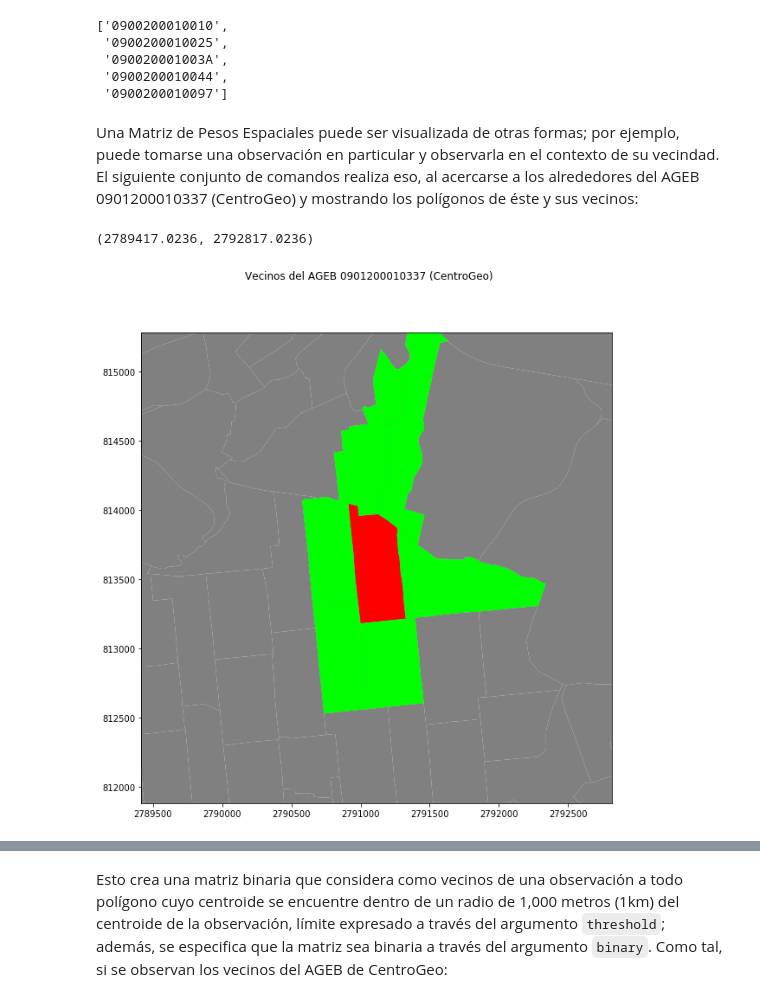
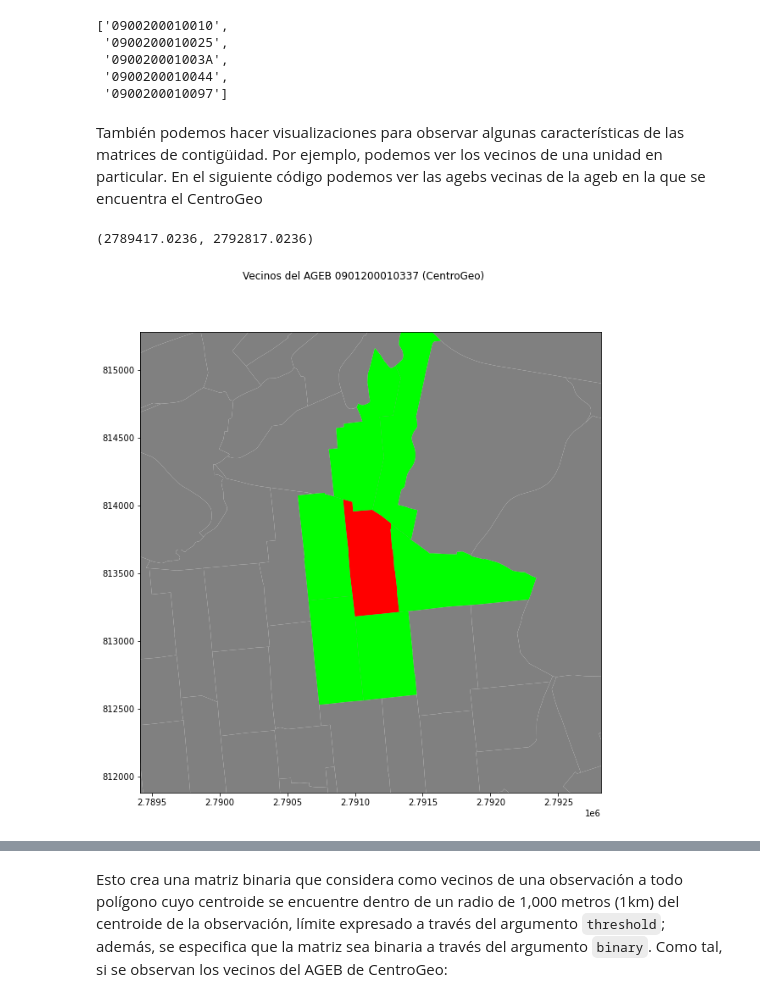
Before and after one commit to CentroGeo/curso-geoinformatica-2, a Jupyter notebook: 04_pesosespaciales/04_pesosespaciales.ipynb, the cells around one changed output, grey strips where cells are left out. Saved outputs shown, nothing was run; the diff lists cells and outputs as text; code cells hidden in the pictures.

Commit message:
Actualización pesos espaciales

```diff
--- a/04_pesosespaciales/04_pesosespaciales.ipynb
+++ b/04_pesosespaciales/04_pesosespaciales.ipynb
@@ -43,10 +47,5 @@ Para después importar los datos espaciales a través de `GeoPandas`; nótese qu
 # %%
 # Importar el archivo a través de GeoPandas
 agebs = gpd.read_file(f + 'pob_sinderechohab.shp')
-
-# Asignar las Claves Geográficas como los índices de las tablas
-agebs = agebs.set_index('cvegeo')
-
-# Explorar el contenido de la tabla
 agebs.head()
 # %% [output]
@@ -69,4 +68,4 @@ Bajo éste, basta con que dos polígonos compartan únicamente un sólo vértice
 # %%
-m_reina = ps.lib.weights.Queen.from_shapefile(f + 'pob_sinderechohab.shp', idVariable = 'cvegeo')
+m_reina = Queen.from_dataframe(agebs, idVariable='cvegeo')
 m_reina
 # %% [output]
@@ -170,32 +170,32 @@ m_reina.id_order[:5]
  '090020001003A',
  '0900200010044',
  '0900200010097']
-# %% [markdown]
-Una Matriz de Pesos Espaciales puede ser visualizada de otras formas; por ejemplo, puede tomarse una observación en particular y observarla en el contexto de su vecindad. El siguiente conjunto de comandos realiza eso, al acercarse a los alrededores del AGEB 0901200010337 (CentroGeo) y mostrando los polígonos de éste y sus vecinos:
+# %% [markdown]
+También podemos hacer visualizaciones para observar algunas características de las matrices de contigüidad. Por ejemplo, podemos ver los vecinos de una unidad en particular. En el siguiente código podemos ver las agebs vecinas de la ageb en la que se encuentra el CentroGeo
 # %%
 # Preparar la figura
 fig , filas = plt.subplots(1, figsize = (10, 10))
 
 # Graficar la Capa Base
 agebs.plot(ax = filas , facecolor = 'grey', linewidth = 0.1)
 
 # Seleccionar el Polígono Focal (Tanto la Clave Geográfica como la Geometría tienen sus propios corchetes)
-centrogeo = agebs.loc[['0901200010337'] , ['geometry']]
+centrogeo = agebs.set_index('cvegeo').loc[['0901200010337'] , ['geometry']]
 
 # Graficar el Polígono Focal
 centrogeo.plot(ax = filas , facecolor = 'red', alpha = 1, linewidth = 0)
 
 # Graficar los Vecinos
-vecinos = agebs.loc[m_reina['0901200010337'], :]
+vecinos = agebs.set_index('cvegeo').loc[m_reina['0901200010337'], :]
 vecinos.plot(ax = filas , facecolor = 'lime')
 
 # Título
 fig.suptitle('Vecinos del AGEB 0901200010337 (CentroGeo)')
 
 # Acercamiento a los Polígonos
 filas.set_ylim(811882.7509 , 815282.7509)
 filas.set_xlim(2789417.0236 , 2792817.0236)
 # %% [output]
 (2789417.0236, 2792817.0236)
-[figure, old version]
+[figure, new version]
 # %% [markdown]
```
Also changed, not shown: parts of 52 cells of this notebook, 1 other file.
